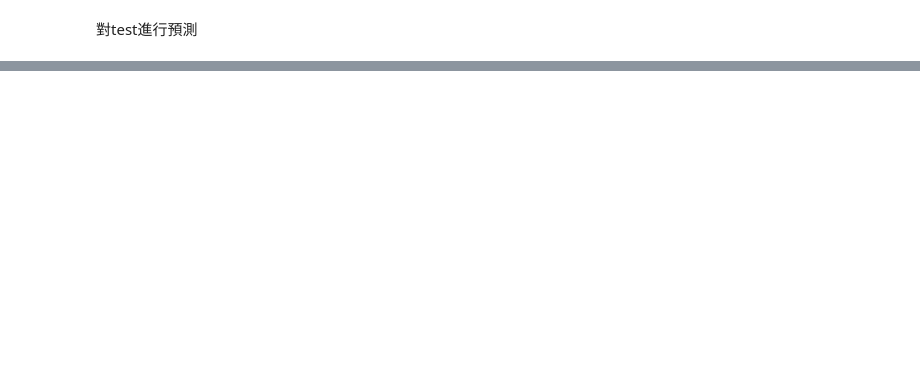
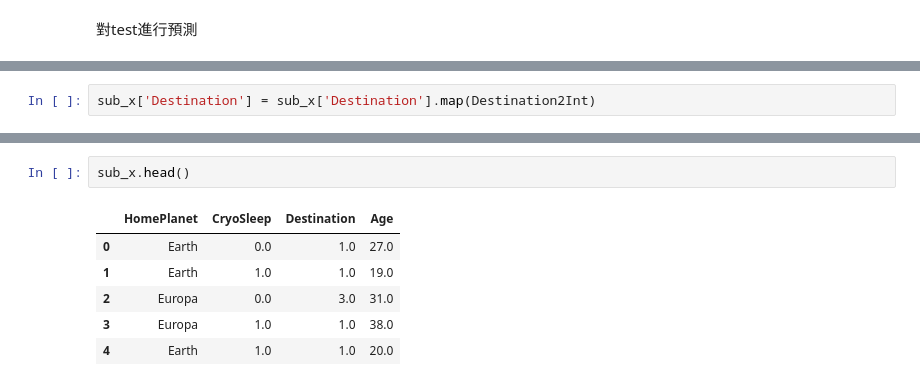
Before and after one commit to danyow-cheung/kaggle_practise, a Jupyter notebook: Spaceship-titanic/spaceship-titanic-predict.ipynb, the cells around one changed output, grey strips where cells are left out. Cells and saved outputs as stored; diff of their text form; blank space fills up the shorter version.

```diff
--- a/Spaceship-titanic/spaceship-titanic-predict.ipynb
+++ b/Spaceship-titanic/spaceship-titanic-predict.ipynb
@@ -624,0 +702,2 @@ Epoch 50/50
+# %%
+sub_x['Destination'] = sub_x['Destination'].map(Destination2Int)
@@ -624,0 +718,9 @@ Epoch 50/50
+# %%
+sub_x.head()
+# %% [output]
+|  | HomePlanet | CryoSleep | Destination | Age |
+| 0 | Earth | 0.0 | 1.0 | 27.0 |
+| 1 | Earth | 1.0 | 1.0 | 19.0 |
+| 2 | Europa | 0.0 | 3.0 | 31.0 |
+| 3 | Europa | 1.0 | 1.0 | 38.0 |
+| 4 | Earth | 1.0 | 1.0 | 20.0 |
```
Also changed, not shown: parts of 24 cells of this notebook.
